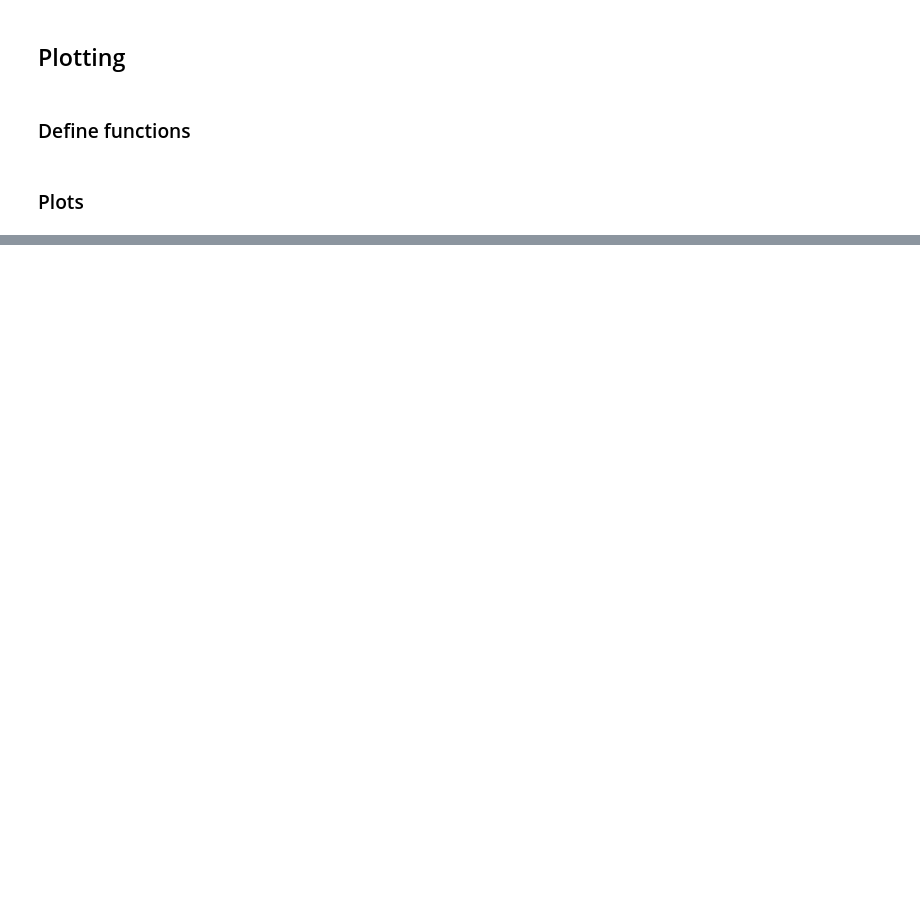
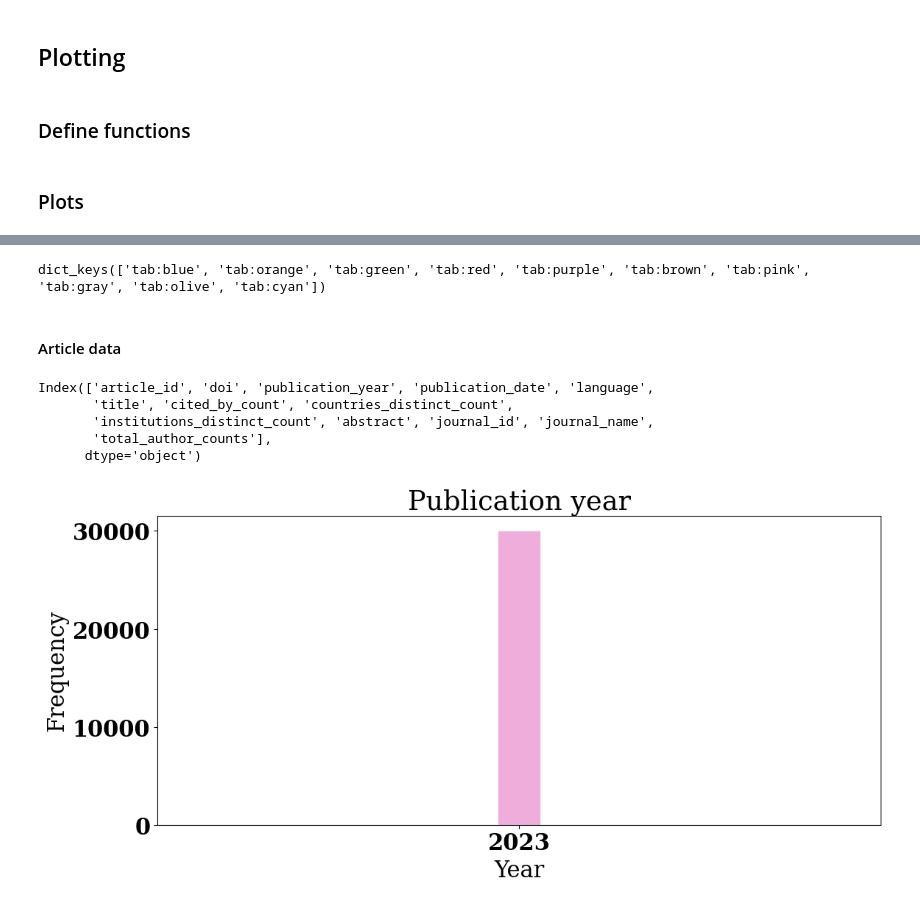
Before and after one commit to SINEBB/Thesis, a Jupyter notebook: Preliminary analysis 1.1.ipynb, the cells around one changed output, grey strips where cells are left out. Saved outputs shown, nothing was run; the diff lists cells and outputs as text; code cells hidden in the pictures; blank space fills up the shorter version.

```diff
--- a/Preliminary analysis 1.1.ipynb
+++ b/Preliminary analysis 1.1.ipynb
@@ -149,3 +188,5 @@ data.head(3)
+# %%
+data=pd.read_csv('OpenAlex Data/18102023Data0.csv')
 # %%
 len(data)
 # %% [output]
@@ -212,5 +261,10 @@ Try using .loc[row_indexer,col_indexer] = value instead
 See the caveats in the documentation: https://pandas.pydata.org/pandas-docs/stable/user_guide/indexing.html#returning-a-view-versus-a-copy
   article_data['journal_name']=primary_journal_source['display_name']
 # %%
-article_data.head(3)
+total_author_counts=[]
+
+for i in range(len(data)):
+    total_author_counts.append(len(data.iloc[i]['authorships']))
+
+article_data['total_author_counts']=total_author_counts
 # %% [output]
@@ -220,0 +276,2 @@ article_data.head(3)
+# %%
+article_data=article_data.rename('article_{}'.format)
@@ -1246,0 +1692,46 @@ author_data[author_data['first_author_id']=='https://openalex.org/A5090405149']
+# %%
+#plotting parameters
+plt.rcParams.update(plt.rcParamsDefault)
+plt.rcParams["figure.figsize"] = [12, 6]
+plt.rcParams["figure.autolayout"] = True
+plt.rcParams['axes.prop_cycle'] = plt.cycler(color=['tab:pink', 'tab:red', 'tab:purple', 'tab:blue', 'tab:cyan', 'tab:green', 'tab:olive', 'tab:orange', 'tab:brown', 'tab:gray'])
+plt.rcParams['font.sans-serif'] = "Arial"
+plt.rcParams['font.family'] = "serif"
+
+
+font = {'weight' : 'bold',
+        'size'   : 22}
+
+plt.rc('font', **font)
+# %%
+import matplotlib.colors as mcolors
+
+mcolors.TABLEAU_COLORS.keys()
+# %% [output]
+dict_keys(['tab:blue', 'tab:orange', 'tab:green', 'tab:red', 'tab:purple', 'tab:brown', 'tab:pink', 'tab:gray', 'tab:olive', 'tab:cyan'])
+# %% [markdown]
+#### Article data
+# %%
+article_data.columns
+# %% [output]
+Index(['article_id', 'doi', 'publication_year', 'publication_date', 'language',
+       'title', 'cited_by_count', 'countries_distinct_count',
+       'institutions_distinct_count', 'abstract', 'journal_id', 'journal_name',
+       'total_author_counts'],
+      dtype='object')
+# %%
+fig, ax = plt.subplots()
+
+data=article_data['publication_year'].value_counts().reset_index()
+
+ax.bar(data['publication_year'], data['count'], width=1, alpha=0.6, edgecolor='white', label='Histogram of Data')
+plt.xticks([2023], ['2023'])
+plt.margins(x=8)
+plt.title('Publication year')
+plt.xlabel('Year')
+plt.ylabel('Frequency')
+
+plt.savefig('Plots/22102023/pubyear.png')
+fig
+# %% [output]
+[figure, added]
```
Also changed, not shown: parts of 219 cells of this notebook.
